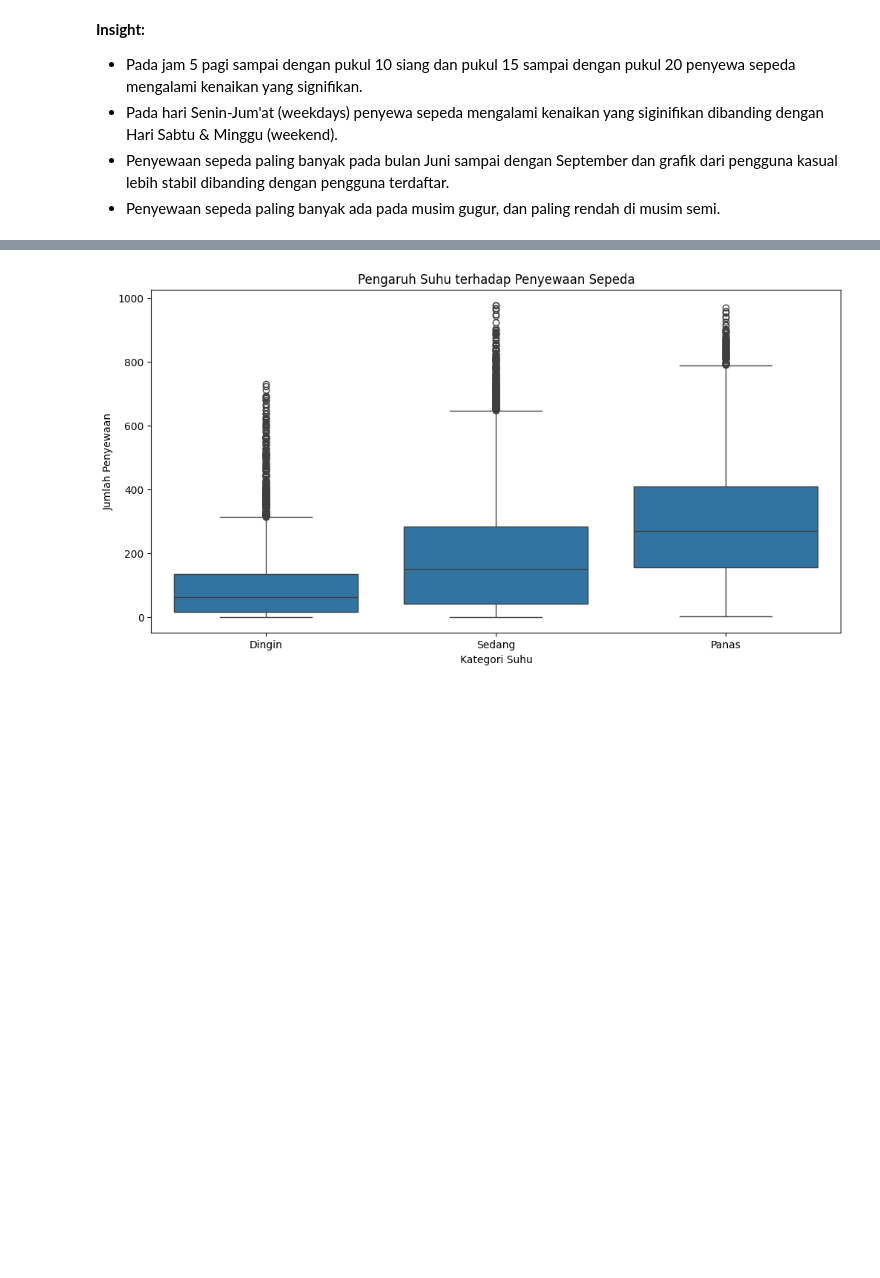
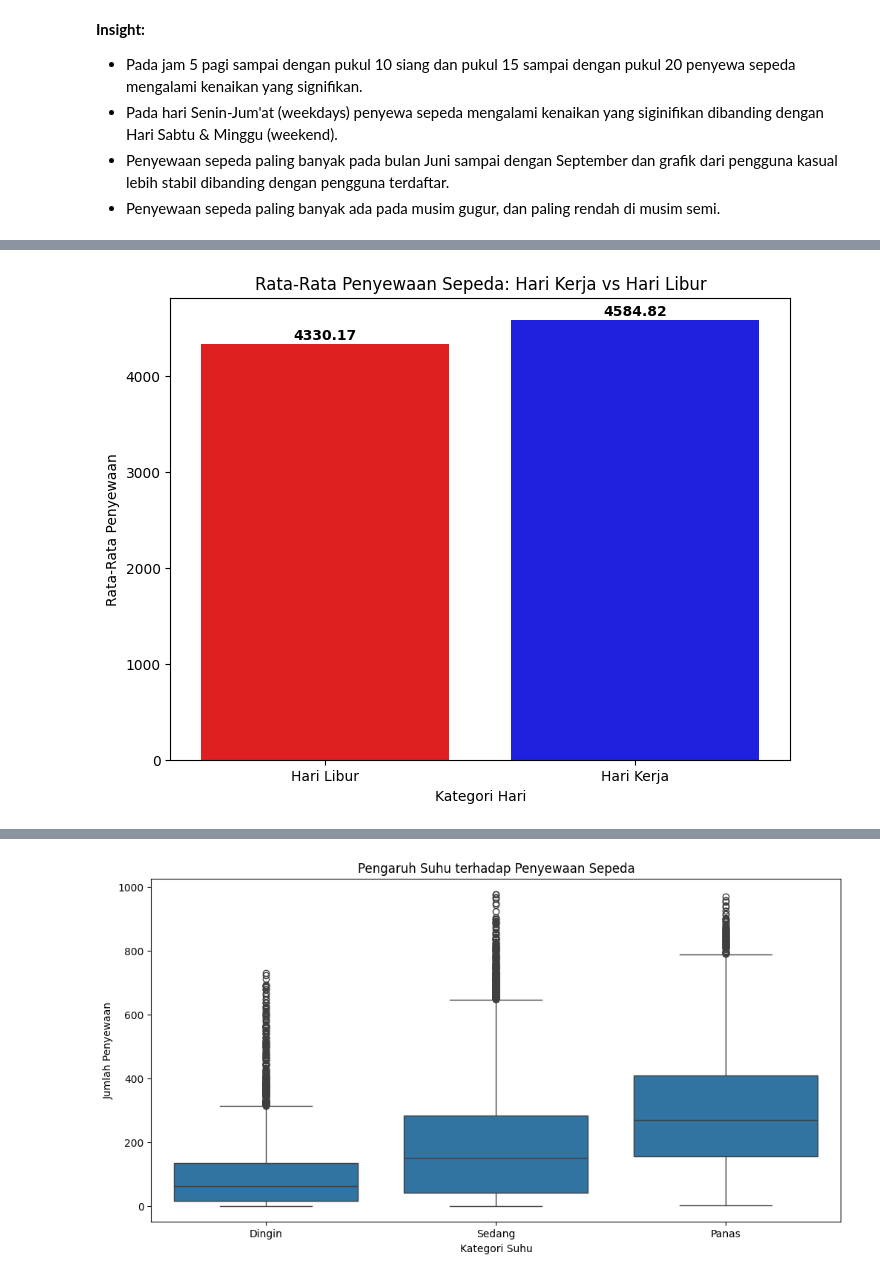
Before and after one commit to ferdiansakti/proyek_analisis_data, a Jupyter notebook: data/notebook.ipynb, the cells around one changed output, grey strips where cells are left out. Cells and saved outputs as stored; diff of their text form; code cells hidden in the pictures; blank space fills up the shorter version.

```diff
--- a/data/notebook.ipynb
+++ b/data/notebook.ipynb
@@ -281,0 +329,13 @@ plt.show()
+# %%
+# Visualisasi dalam bentuk barplot
+plt.figure(figsize=(8, 6))
+sns.barplot(x=ratarata_sewa.index.astype(str), y=ratarata_sewa.values, hue=ratarata_sewa.index.astype(str), palette={'0': "red", '1': "blue"}, legend=False)
+for i, val in enumerate(ratarata_sewa.values):
+    plt.text(i, val + 50, f"{val:.2f}", ha='center', fontweight='bold')
+plt.title("Rata-Rata Penyewaan Sepeda: Hari Kerja vs Hari Libur")
+plt.xlabel("Kategori Hari")
+plt.ylabel("Rata-Rata Penyewaan")
+plt.xticks(ticks=[0, 1], labels=["Hari Libur", "Hari Kerja"])
+plt.show()
+# %% [output]
+[figure, added]
```
Also changed, not shown: parts of 15 cells of this notebook.
